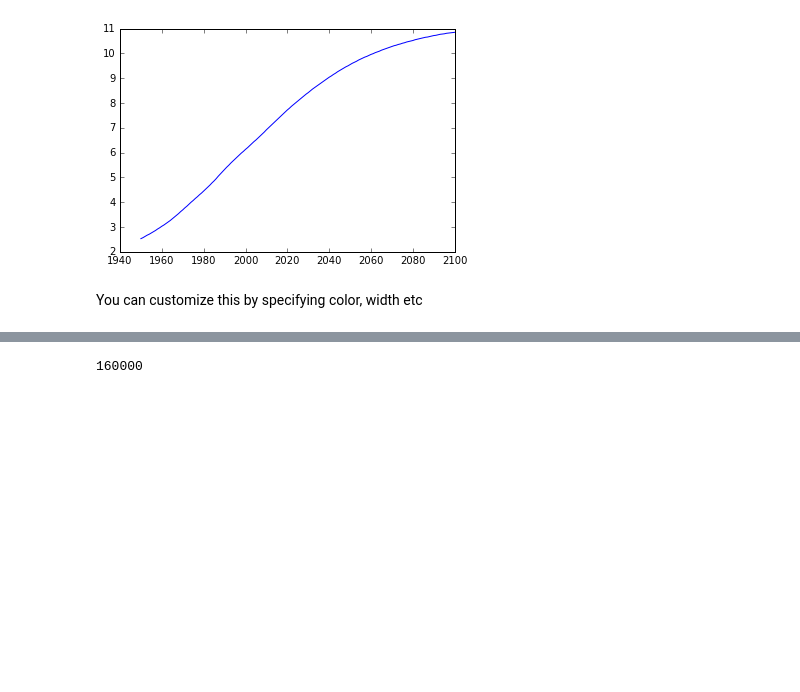
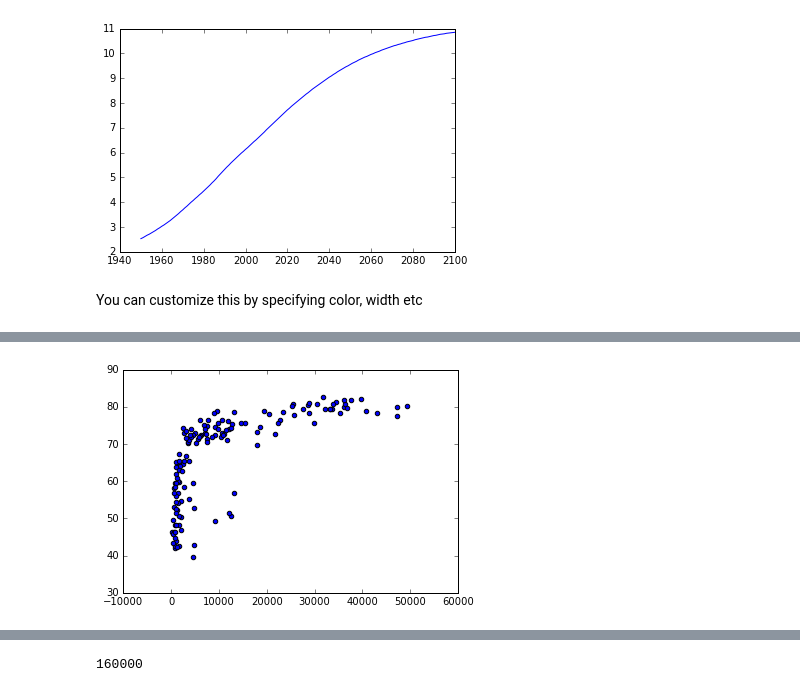
Before and after one commit to AtmaMani/pyChakras, a Jupyter notebook: data_viz/matplotlib_tutorial.ipynb, the cells around one changed output, grey strips where cells are left out. Cells and saved outputs as stored; diff of their text form; code cells hidden in the pictures; blank space fills up the shorter version.

```diff
--- a/data_viz/matplotlib_tutorial.ipynb
+++ b/data_viz/matplotlib_tutorial.ipynb
@@ -38,0 +58,3 @@ Let us plot a case where the value of Y is varies so much that it makes sense to
+# %%
+pd_world_economics = pd.read_csv('world_gdp_pop_life_exp.csv')
+pd_world_economics.head()
@@ -38,0 +68,9 @@ Let us plot a case where the value of Y is varies so much that it makes sense to
+# %%
+country_pop = list(pd_world_economics.Population_Billions)
+gdp_cap = list(pd_world_economics.GDP_percap)
+life_exp = list(pd_world_economics.life_exp)
+
+# create a scatter plot of population and gdp per capita
+my_scat = plt.scatter(gdp_cap, life_exp)
+# %% [output]
+[figure, added]
```
Also changed, not shown: parts of 21 cells of this notebook, 1 other file.
